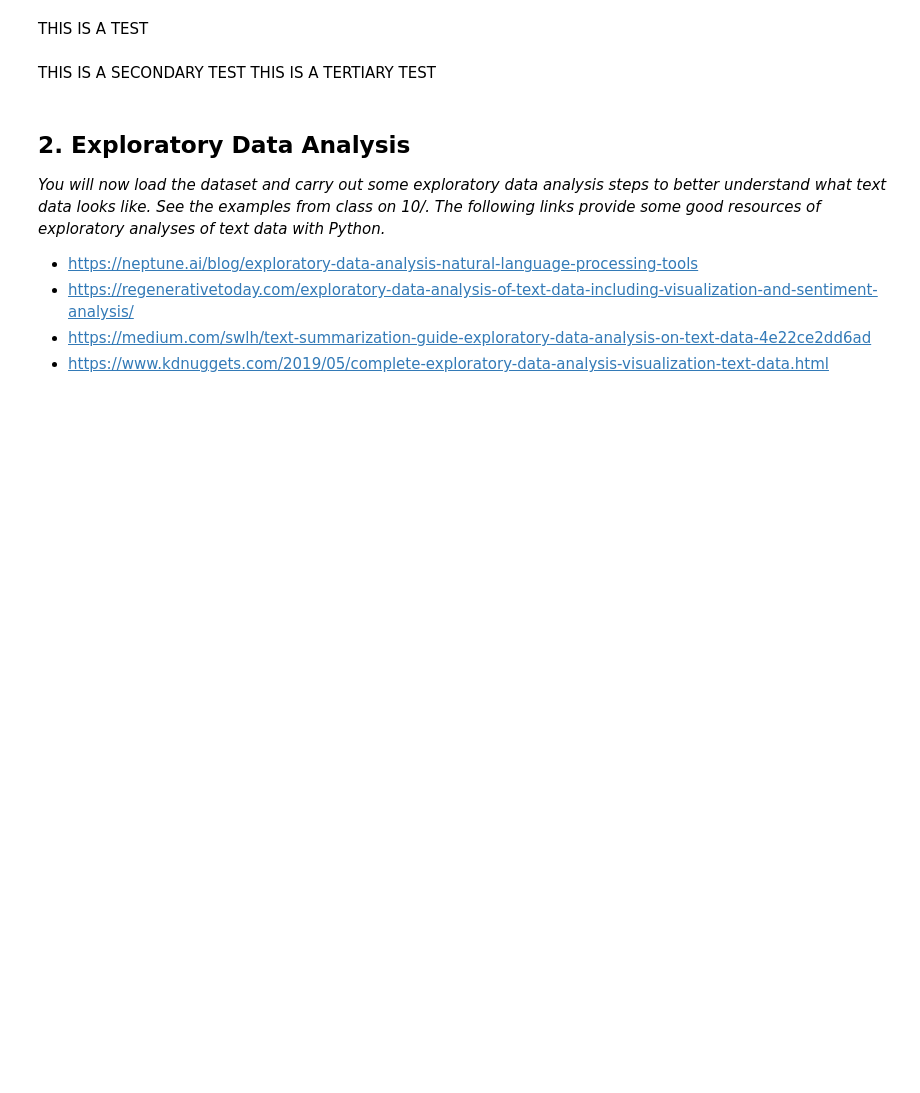
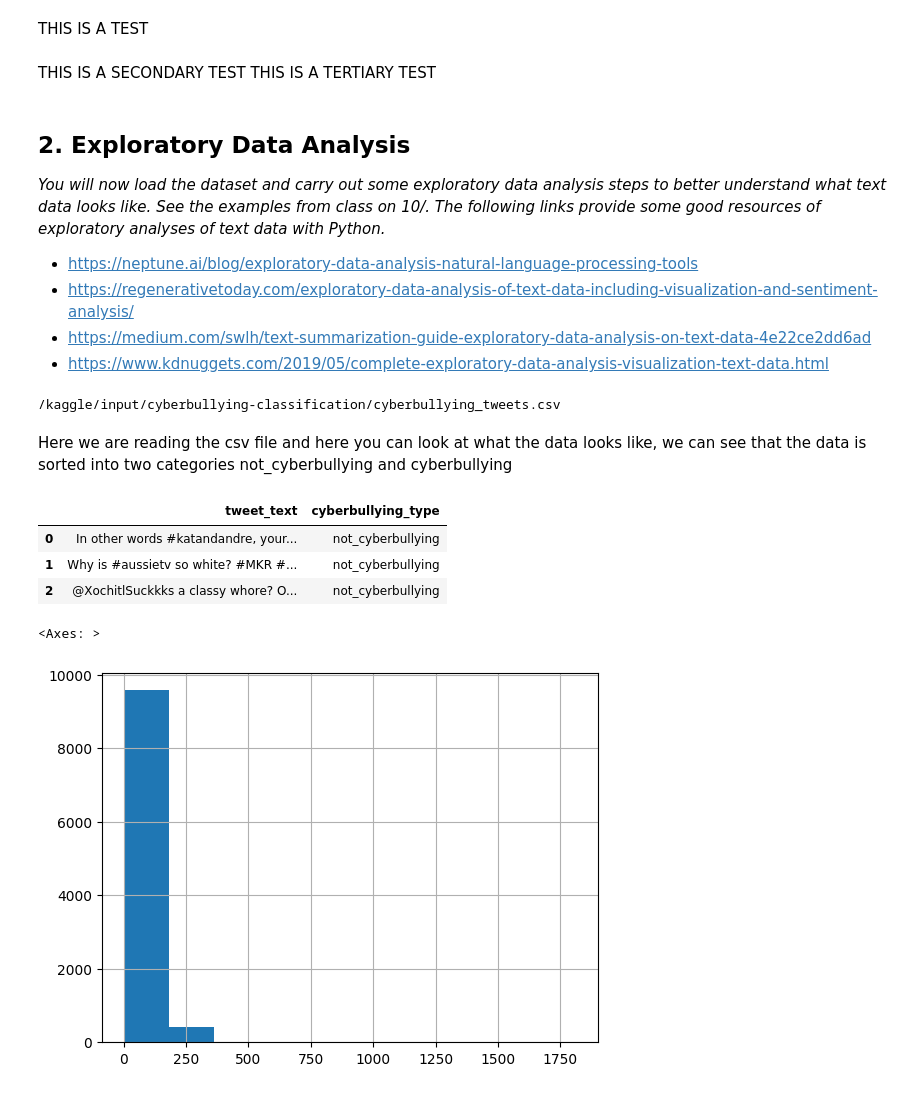
Before and after one commit to Matthew-Bustamante/CS39AA-Project-Cyberbullying, a Jupyter notebook: project_part1.ipynb, the cells around one changed output. Cells and saved outputs as stored; diff of their text form; code cells hidden in the pictures; blank space fills up the shorter version.

Commit message:
Input the cyberbullying data and began to start analyzing it

```diff
--- a/project_part1.ipynb
+++ b/project_part1.ipynb
@@ -54,4 +54,29 @@ _You will now load the dataset and carry out some exploratory data analysis step
 # %%
 # import all of the python modules/packages you'll need here
 import pandas as pd
+import numpy as np
+import os
 # ...
+#to list the directory for the input data
+for dirname, _, filenames in os.walk('/kaggle/input'):
+    for filename in filenames:
+        print(os.path.join(dirname, filename))
+# %% [output]
+/kaggle/input/cyberbullying-classification/cyberbullying_tweets.csv
+# %% [markdown]
+Here we are reading the csv file and here you can look at what the data looks like, we can see that the data is sorted into two categories not_cyberbullying and cyberbullying
+# %%
+input_data_path = '/kaggle/input/cyberbullying-classification/cyberbullying_tweets.csv'
+
+cyberBullying = pd.read_csv(input_data_path, nrows=10000)
+cyberBullying.head(3)
+# %% [output]
+|  | tweet_text | cyberbullying_type |
+| 0 | In other words #katandandre, your... | not_cyberbullying |
+| 1 | Why is #aussietv so white? #MKR #... | not_cyberbullying |
+| 2 | @XochitlSuckkks a classy whore? O... | not_cyberbullying |
+# %%
+cyberBullying['tweet_text'].str.len().hist()
+# %% [output]
+<Axes: >
+[figure, added]
```
Also changed, not shown: parts of 5 cells of this notebook.
